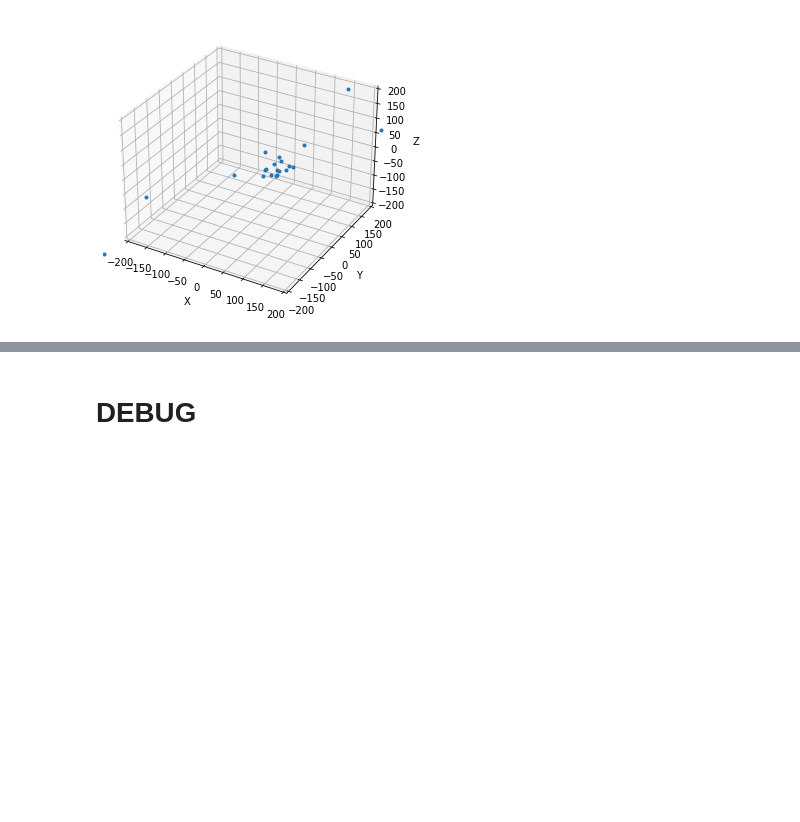
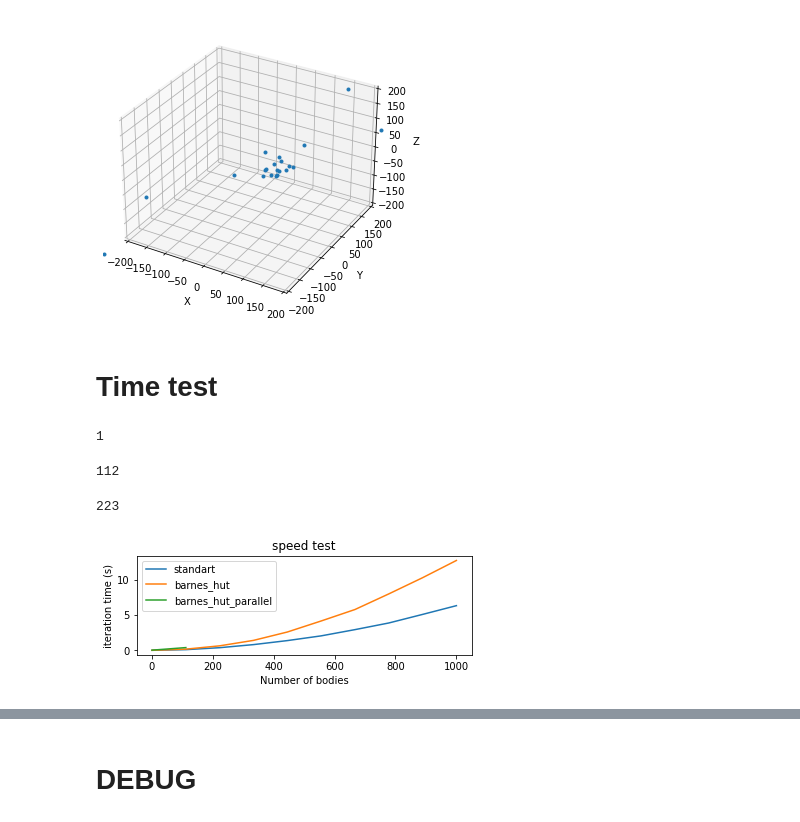
Before and after one commit to xekchansky/N-body-problem, a Jupyter notebook: test.ipynb, the cells around one changed output, grey strips where cells are left out. Cells and saved outputs as stored; diff of their text form; code cells hidden in the pictures; blank space fills up the shorter version.

```diff
--- a/test.ipynb
+++ b/test.ipynb
@@ -66,3 +66,33 @@ HTML(anim.to_html5_video())
 # %% [output]
 [interactive output not drawn]
 [figure]
+# %% [markdown]
+# Time test
+# %%
+from experiments import Experiments
+
+e = Experiments()
+e.run_parallel(max_N=1000, max_iter=10)
+# %% [output]
+1
+112
+223
+# %%
+import pickle
+import matplotlib.pyplot as plt
+with open('res.pickle', 'rb') as handle:
+    res = pickle.load(handle)
+with open('res_parallel.pickle', 'rb') as handle:
+    res_p = pickle.load(handle)
+fig = plt.figure()
+ax1 = fig.add_subplot(211)
+ax1.plot(res['Ns'], res['standart_times'], label='standart')
+ax1.plot(res['Ns'], res['barneshut_times'], label='barnes_hut')
+ax1.plot(res_p['Ns'], res_p['barneshut_times'], label='barnes_hut_parallel')
+ax1.set_ylabel('iteration time (s)')
+ax1.set_xlabel('Number of bodies')
+ax1.set_title('speed test')
+ax1.legend()
+plt.show()
+# %% [output]
+[figure, added]
```
Also changed, not shown: parts of 1 cell of this notebook, 3 other files.
